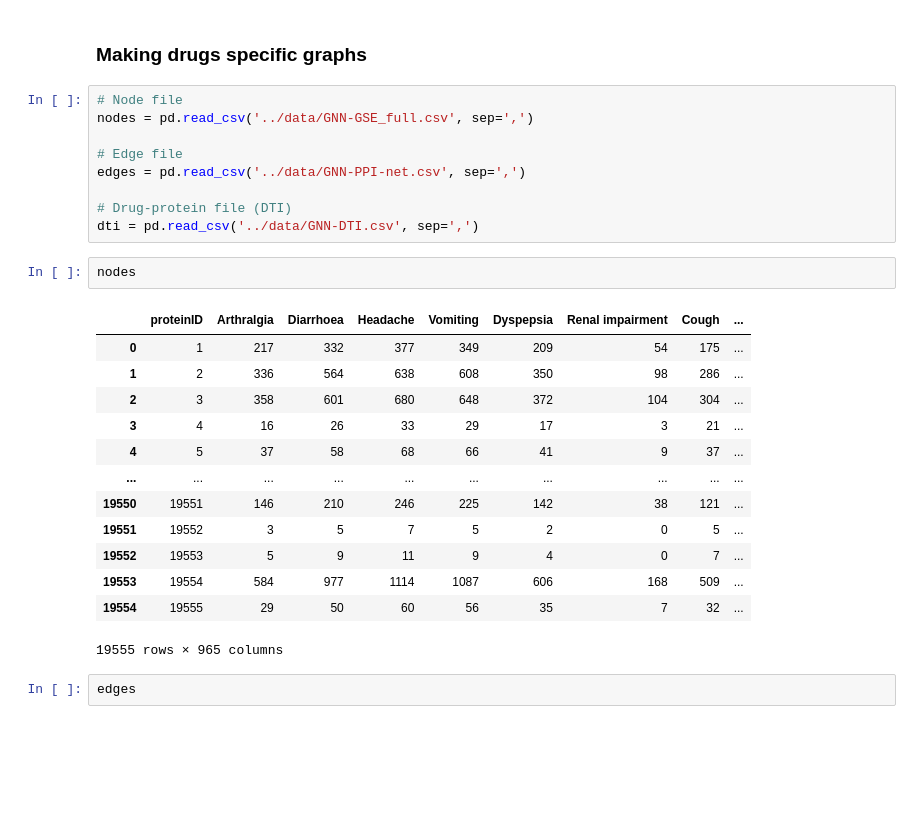
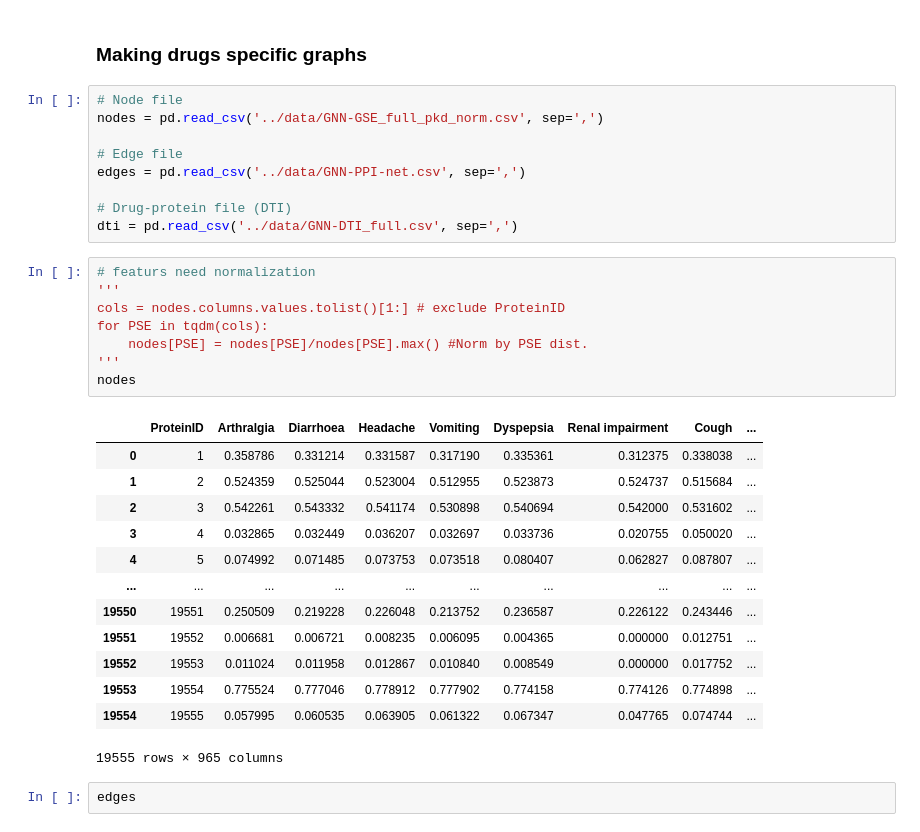
Before and after one commit to amanzadi/MS_Thesis, a Jupyter notebook: GNN_PPI_prep.ipynb, the cells around one changed output. Drawn from its saved outputs; the diff is of its cells as text; blank space fills up the shorter version.

```diff
--- a/GNN_PPI_prep.ipynb
+++ b/GNN_PPI_prep.ipynb
@@ -166,29 +177,35 @@ gse[PSEs]
 ### Making drugs specific graphs
 # %%
 # Node file
-nodes = pd.read_csv('../data/GNN-GSE_full.csv', sep=',')
+nodes = pd.read_csv('../data/GNN-GSE_full_pkd_norm.csv', sep=',')
 
 # Edge file
 edges = pd.read_csv('../data/GNN-PPI-net.csv', sep=',')
 
 # Drug-protein file (DTI)
-dti = pd.read_csv('../data/GNN-DTI.csv', sep=',')
+dti = pd.read_csv('../data/GNN-DTI_full.csv', sep=',')
-# %%
-nodes
-# %% [output]
-|  | proteinID | Arthralgia | Diarrhoea | Headache | Vomiting | Dyspepsia | Renal impairment | Cough | ... |
-| 0 | 1 | 217 | 332 | 377 | 349 | 209 | 54 | 175 | ... |
-| 1 | 2 | 336 | 564 | 638 | 608 | 350 | 98 | 286 | ... |
-| 2 | 3 | 358 | 601 | 680 | 648 | 372 | 104 | 304 | ... |
-| 3 | 4 | 16 | 26 | 33 | 29 | 17 | 3 | 21 | ... |
-| 4 | 5 | 37 | 58 | 68 | 66 | 41 | 9 | 37 | ... |
-| ... | ... | ... | ... | ... | ... | ... | ... | ... | ... |
-| 19550 | 19551 | 146 | 210 | 246 | 225 | 142 | 38 | 121 | ... |
-| 19551 | 19552 | 3 | 5 | 7 | 5 | 2 | 0 | 5 | ... |
-| 19552 | 19553 | 5 | 9 | 11 | 9 | 4 | 0 | 7 | ... |
-| 19553 | 19554 | 584 | 977 | 1114 | 1087 | 606 | 168 | 509 | ... |
-| 19554 | 19555 | 29 | 50 | 60 | 56 | 35 | 7 | 32 | ... |
-19555 rows × 965 columns
+# %%
+# featurs need normalization
+'''
+cols = nodes.columns.values.tolist()[1:] # exclude ProteinID
+for PSE in tqdm(cols):
+    nodes[PSE] = nodes[PSE]/nodes[PSE].max() #Norm by PSE dist.
+'''
+nodes
+# %% [output]
+|  | ProteinID | Arthralgia | Diarrhoea | Headache | Vomiting | Dyspepsia | Renal impairment | Cough | ... |
+| 0 | 1 | 0.358786 | 0.331214 | 0.331587 | 0.317190 | 0.335361 | 0.312375 | 0.338038 | ... |
+| 1 | 2 | 0.524359 | 0.525044 | 0.523004 | 0.512955 | 0.523873 | 0.524737 | 0.515684 | ... |
+| 2 | 3 | 0.542261 | 0.543332 | 0.541174 | 0.530898 | 0.540694 | 0.542000 | 0.531602 | ... |
+| 3 | 4 | 0.032865 | 0.032449 | 0.036207 | 0.032697 | 0.033736 | 0.020755 | 0.050020 | ... |
+| 4 | 5 | 0.074992 | 0.071485 | 0.073753 | 0.073518 | 0.080407 | 0.062827 | 0.087807 | ... |
+| ... | ... | ... | ... | ... | ... | ... | ... | ... | ... |
+| 19550 | 19551 | 0.250509 | 0.219228 | 0.226048 | 0.213752 | 0.236587 | 0.226122 | 0.243446 | ... |
+| 19551 | 19552 | 0.006681 | 0.006721 | 0.008235 | 0.006095 | 0.004365 | 0.000000 | 0.012751 | ... |
+| 19552 | 19553 | 0.011024 | 0.011958 | 0.012867 | 0.010840 | 0.008549 | 0.000000 | 0.017752 | ... |
+| 19553 | 19554 | 0.775524 | 0.777046 | 0.778912 | 0.777902 | 0.774158 | 0.774126 | 0.774898 | ... |
+| 19554 | 19555 | 0.057995 | 0.060535 | 0.063905 | 0.061322 | 0.067347 | 0.047765 | 0.074744 | ... |
+19555 rows × 965 columns
 # %%
 edges
 # %% [output]
```
Also changed, not shown: parts of 8 cells of this notebook, 1 other file.
